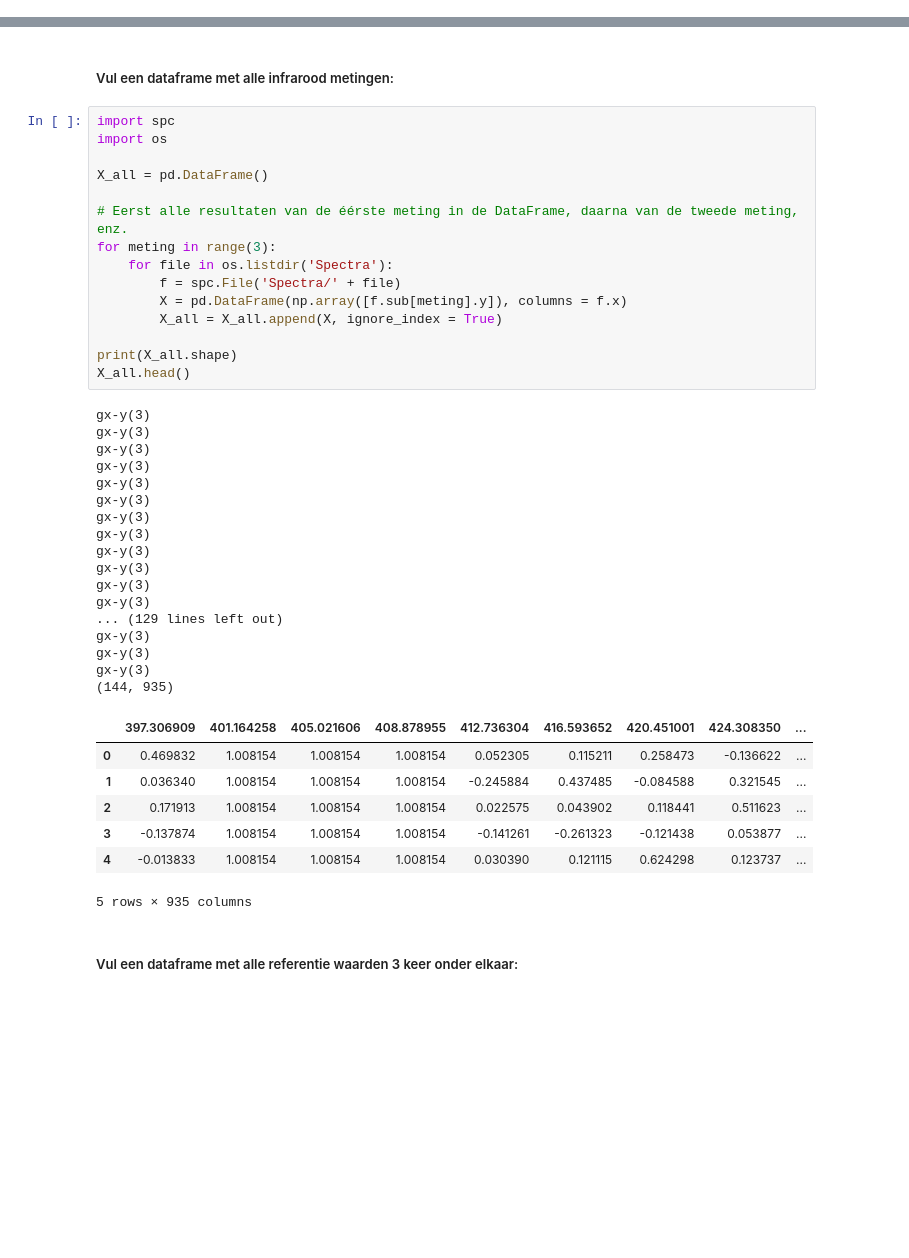
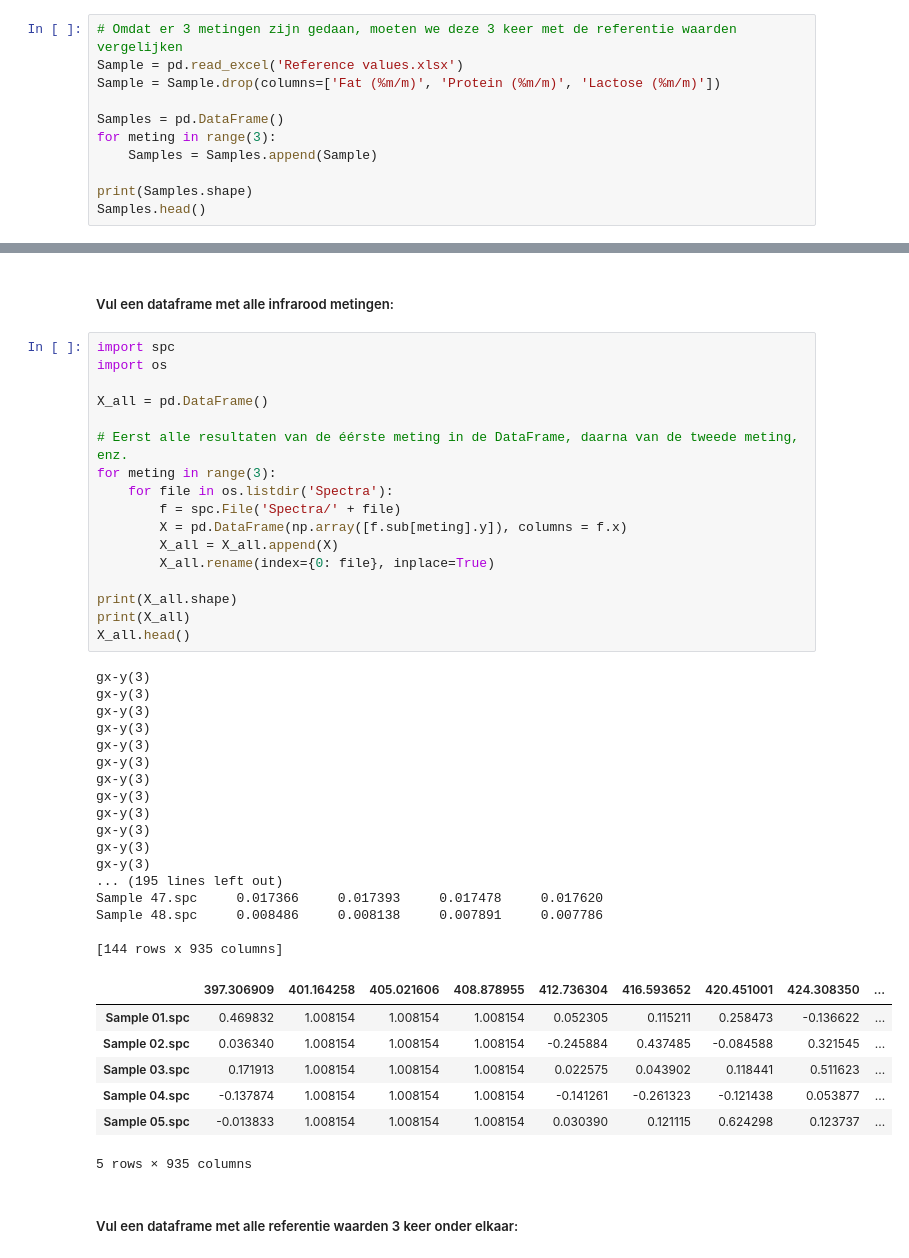
Before and after one commit to asscherhofstede/Koemelk-analyse, a Jupyter notebook: Koemelk Analyse.ipynb, the cells around one changed output, grey strips where cells are left out. Cells and saved outputs as stored; diff of their text form; blank space fills up the shorter version.

Commit message:
Small changes Data Preperation

```diff
--- a/Koemelk Analyse.ipynb
+++ b/Koemelk Analyse.ipynb
@@ -157,3 +157,14 @@ plt.ylim([-0.1, 0.8])
 # %% [markdown]
 # Data Preperation
 Omdat we niet goed onze data kunnen beheren met de pyspectra library, gaan we nu werken met de 'spc' library (https://github.com/rohanisaac/spc). Als eerste moeten we de data van alle samples bij elkaar toevoegen en sorteren, daarna kunnen we verder met de modeling fase.
+# %%
+# Omdat er 3 metingen zijn gedaan, moeten we deze 3 keer met de referentie waarden vergelijken
+Sample = pd.read_excel('Reference values.xlsx')
+Sample = Sample.drop(columns=['Fat (%m/m)', 'Protein (%m/m)', 'Lactose (%m/m)'])
+
+Samples = pd.DataFrame()
+for meting in range(3):
+    Samples = Samples.append(Sample)
+
+print(Samples.shape)
+Samples.head()
@@ -162,42 +181,44 @@ Omdat we niet goed onze data kunnen beheren met de pyspectra library, gaan we nu
 # %%
 import spc
 import os
 
 X_all = pd.DataFrame()
 
 # Eerst alle resultaten van de éérste meting in de DataFrame, daarna van de tweede meting, enz.
 for meting in range(3):
     for file in os.listdir('Spectra'):
         f = spc.File('Spectra/' + file)
         X = pd.DataFrame(np.array([f.sub[meting].y]), columns = f.x)
-        X_all = X_all.append(X, ignore_index = True)
+        X_all = X_all.append(X)
+        X_all.rename(index={0: file}, inplace=True)
 
 print(X_all.shape)
+print(X_all)
 X_all.head()
 # %% [output]
 gx-y(3)
 gx-y(3)
 gx-y(3)
 gx-y(3)
 gx-y(3)
 gx-y(3)
 gx-y(3)
 gx-y(3)
 gx-y(3)
 gx-y(3)
 gx-y(3)
 gx-y(3)
-... (129 lines left out)
-gx-y(3)
-gx-y(3)
-gx-y(3)
-(144, 935)
+... (195 lines left out)
+Sample 47.spc     0.017366     0.017393     0.017478     0.017620
+Sample 48.spc     0.008486     0.008138     0.007891     0.007786
+
+[144 rows x 935 columns]
 |  | 397.306909 | 401.164258 | 405.021606 | 408.878955 | 412.736304 | 416.593652 | 420.451001 | 424.308350 | ... |
-| 0 | 0.469832 | 1.008154 | 1.008154 | 1.008154 | 0.052305 | 0.115211 | 0.258473 | -0.136622 | ... |
-| 1 | 0.036340 | 1.008154 | 1.008154 | 1.008154 | -0.245884 | 0.437485 | -0.084588 | 0.321545 | ... |
-| 2 | 0.171913 | 1.008154 | 1.008154 | 1.008154 | 0.022575 | 0.043902 | 0.118441 | 0.511623 | ... |
-| 3 | -0.137874 | 1.008154 | 1.008154 | 1.008154 | -0.141261 | -0.261323 | -0.121438 | 0.053877 | ... |
-| 4 | -0.013833 | 1.008154 | 1.008154 | 1.008154 | 0.030390 | 0.121115 | 0.624298 | 0.123737 | ... |
+| Sample 01.spc | 0.469832 | 1.008154 | 1.008154 | 1.008154 | 0.052305 | 0.115211 | 0.258473 | -0.136622 | ... |
+| Sample 02.spc | 0.036340 | 1.008154 | 1.008154 | 1.008154 | -0.245884 | 0.437485 | -0.084588 | 0.321545 | ... |
+| Sample 03.spc | 0.171913 | 1.008154 | 1.008154 | 1.008154 | 0.022575 | 0.043902 | 0.118441 | 0.511623 | ... |
+| Sample 04.spc | -0.137874 | 1.008154 | 1.008154 | 1.008154 | -0.141261 | -0.261323 | -0.121438 | 0.053877 | ... |
+| Sample 05.spc | -0.013833 | 1.008154 | 1.008154 | 1.008154 | 0.030390 | 0.121115 | 0.624298 | 0.123737 | ... |
 5 rows × 935 columns
 # %% [markdown]
 ##### Vul een dataframe met alle referentie waarden 3 keer onder elkaar:
```
Also changed, not shown: parts of 6 cells of this notebook.
